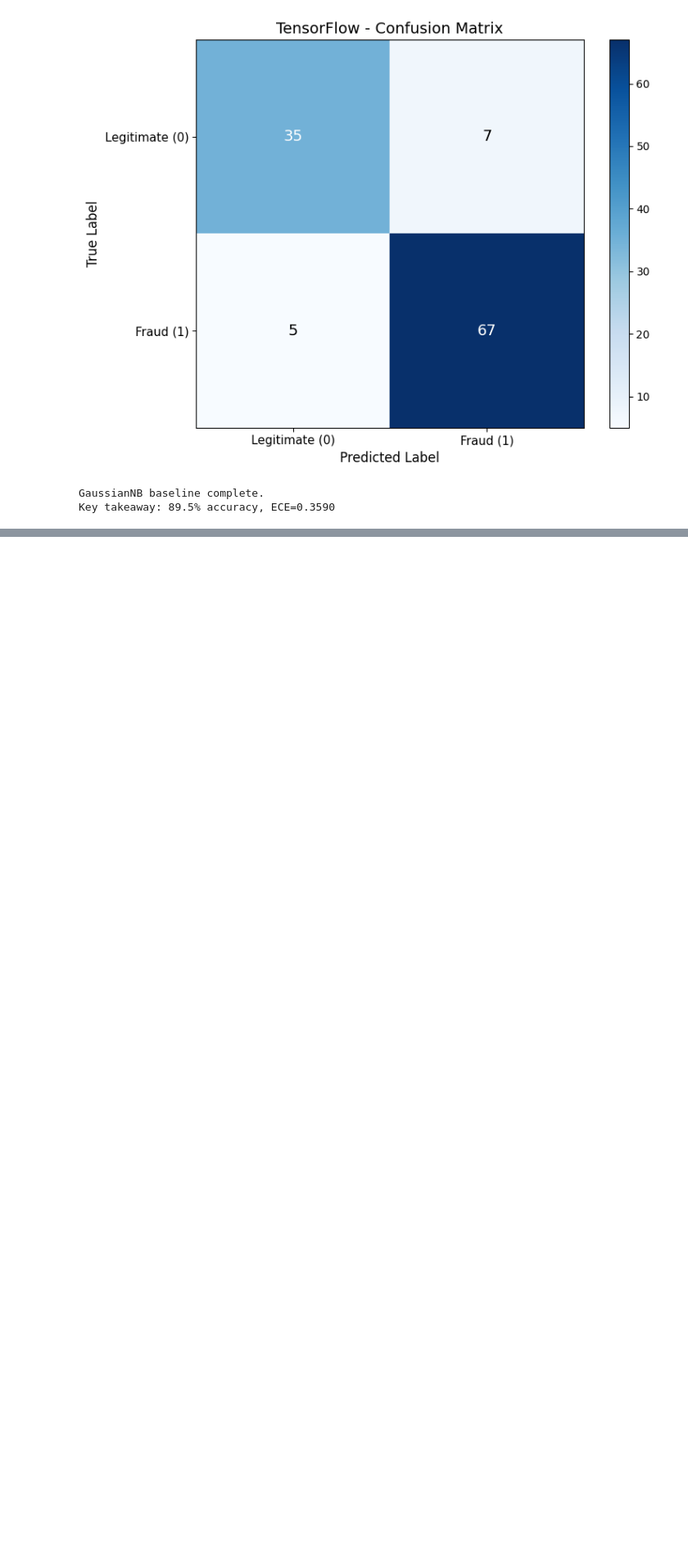
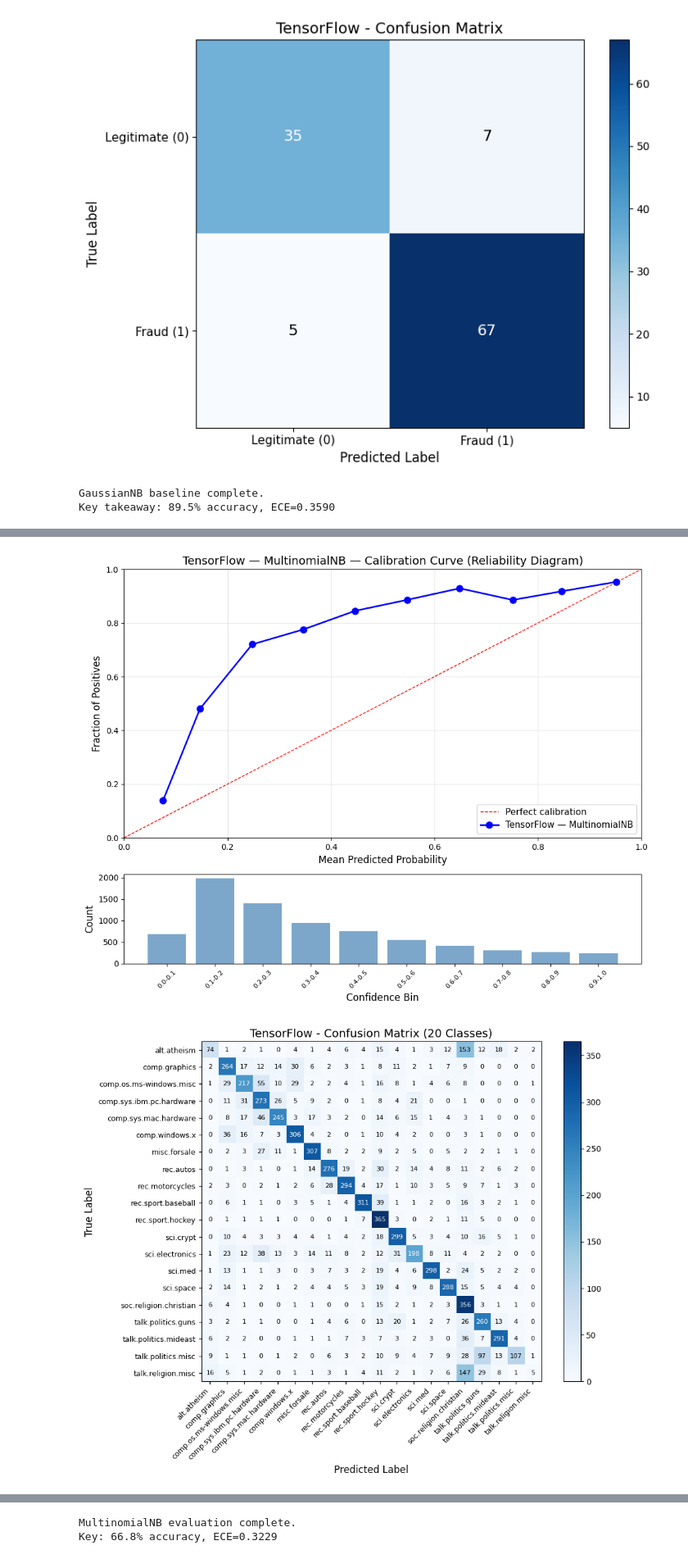
Before and after one commit to GoudyMT/ml-framework-comparison, a Jupyter notebook: TensorFlow/05-naive-bayes/pipeline.ipynb, the cells around one changed output, grey strips where cells are left out. Shown at 82% size. Cells and saved outputs as stored; diff of their text form; code cells hidden in the pictures; blank space fills up the shorter version.

Commit message:
new: Naive Bayes - MultinomialNB - training, predict, evaluate, visuals

```diff
--- a/TensorFlow/05-naive-bayes/pipeline.ipynb
+++ b/TensorFlow/05-naive-bayes/pipeline.ipynb
@@ -217,0 +380,19 @@ Key takeaway: 89.5% accuracy, ECE=0.3590
+# %%
+# Step 5: MultinomialNB — visualizations
+class_names = meta_t['class_names']
+
+plot_calibration_curve(y_test_t, test_proba_t.numpy(),
+                       f'{FRAMEWORK} — MultinomialNB', n_bins=10,
+                       save_path='results/multinomial_calibration.png')
+
+plot_confusion_matrix_multiclass(y_test_t, test_pred_t.numpy(), class_names, FRAMEWORK,
+                                  save_path='results/multinomial_confusion_matrix.png')
+
+plot_per_class_f1(y_test_t, test_pred_t.numpy(), class_names, FRAMEWORK,
+                  save_path='results/multinomial_per_class_f1.png')
+
+print(f"MultinomialNB evaluation complete.")
+print(f"Key: {test_metrics_t['accuracy']:.1%} accuracy, ECE={test_metrics_t['ece']:.4f}")
+# %% [output]
+[figure, added]
+[figure, added]
@@ -217,0 +400,2 @@ Key takeaway: 89.5% accuracy, ECE=0.3590
+MultinomialNB evaluation complete.
+Key: 66.8% accuracy, ECE=0.3229
```
Also changed, not shown: parts of 4 cells of this notebook, 3 other files.
